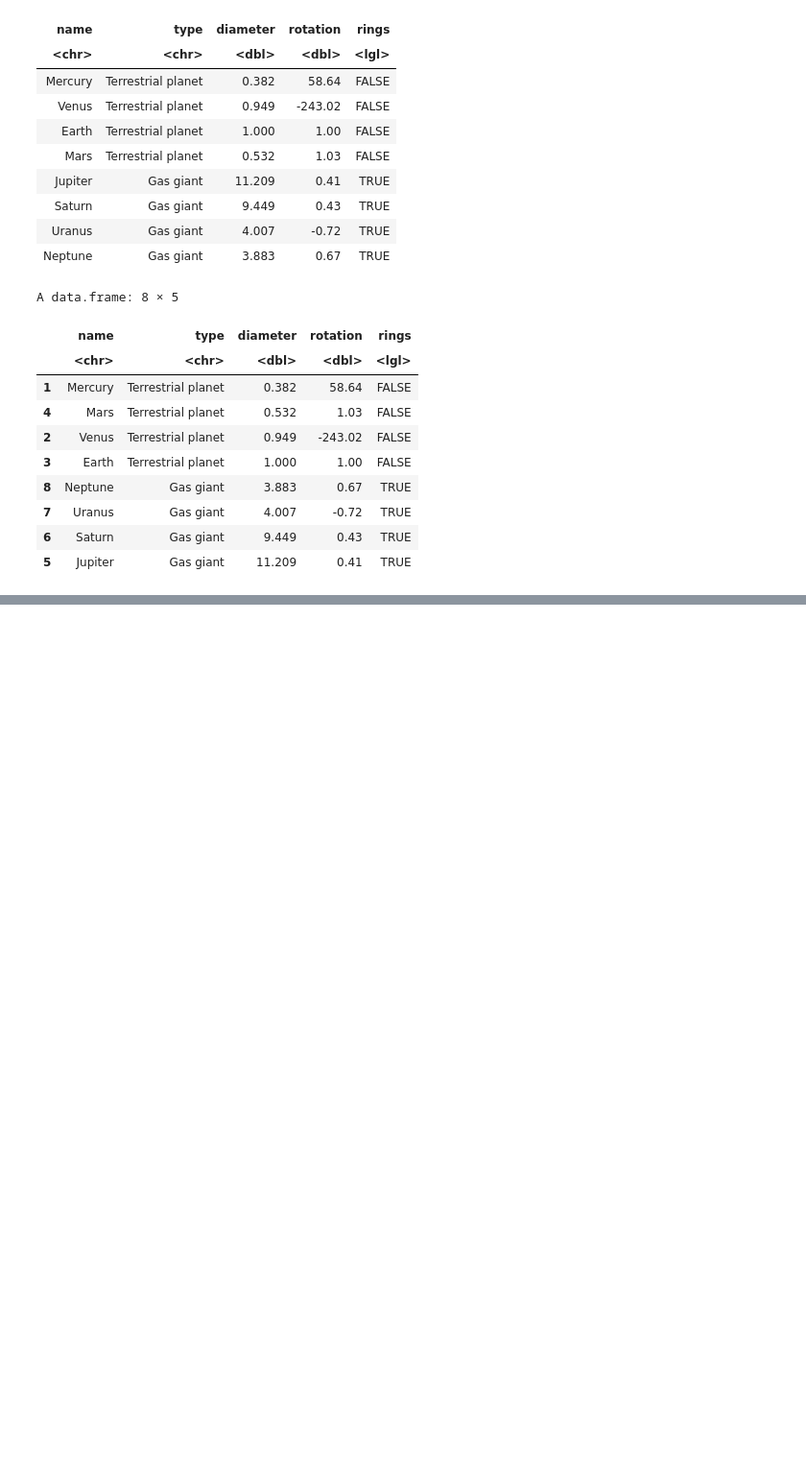
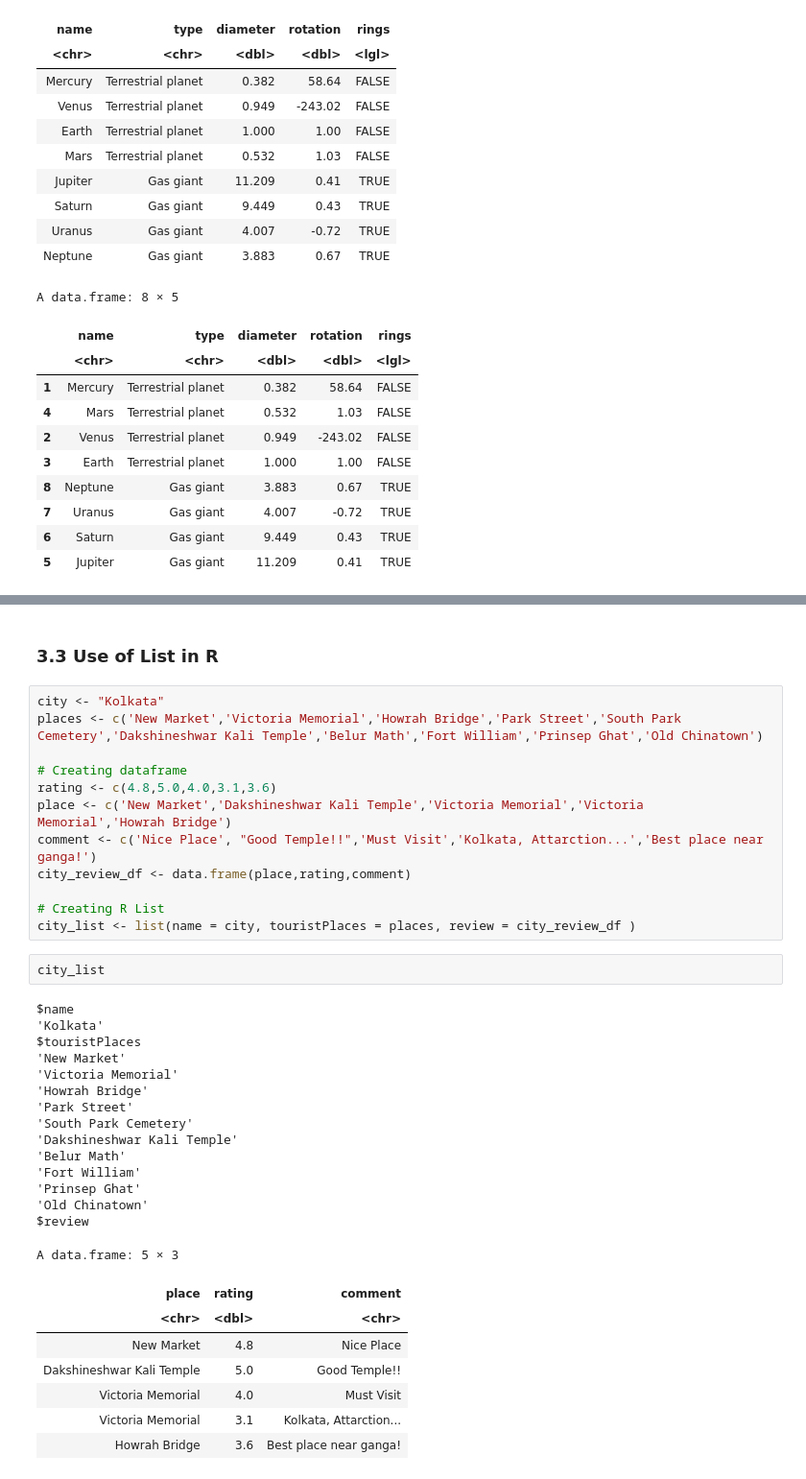
Before and after one commit to recervictory/LearingR, a Jupyter notebook: 01_Introducation_to_R.ipynb, the cells around one changed output, grey strips where cells are left out. Shown: that part at 96% size. Saved outputs shown, nothing was run; the diff lists cells and outputs as text; blank space fills up the shorter version.

```diff
--- a/01_Introducation_to_R.ipynb
+++ b/01_Introducation_to_R.ipynb
@@ -583,0 +687,39 @@ A data.frame: 8 × 5
+# %% [markdown]
+### 3.3 Use of List in R
+# %%
+city <- "Kolkata"
+places <- c('New Market','Victoria Memorial','Howrah Bridge','Park Street','South Park Cemetery','Dakshineshwar Kali Temple','Belur Math','Fort William','Prinsep Ghat','Old Chinatown')
+
+# Creating dataframe
+rating <- c(4.8,5.0,4.0,3.1,3.6)
+place <- c('New Market','Dakshineshwar Kali Temple','Victoria Memorial','Victoria Memorial','Howrah Bridge')
+comment <- c('Nice Place', "Good Temple!!",'Must Visit','Kolkata, Attarction...','Best place near ganga!')
+city_review_df <- data.frame(place,rating,comment)
+
+# Creating R List
+city_list <- list(name = city, touristPlaces = places, review = city_review_df )
+# %%
+city_list
+# %% [output]
+$name
+'Kolkata'
+$touristPlaces
+'New Market'
+'Victoria Memorial'
+'Howrah Bridge'
+'Park Street'
+'South Park Cemetery'
+'Dakshineshwar Kali Temple'
+'Belur Math'
+'Fort William'
+'Prinsep Ghat'
+'Old Chinatown'
+$review
+A data.frame: 5 × 3
+| place | rating | comment |
+| <chr> | <dbl> | <chr> |
+| New Market | 4.8 | Nice Place |
+| Dakshineshwar Kali Temple | 5.0 | Good Temple!! |
+| Victoria Memorial | 4.0 | Must Visit |
+| Victoria Memorial | 3.1 | Kolkata, Attarction... |
+| Howrah Bridge | 3.6 | Best place near ganga! |
```
Also changed, not shown: parts of 7 cells of this notebook.
